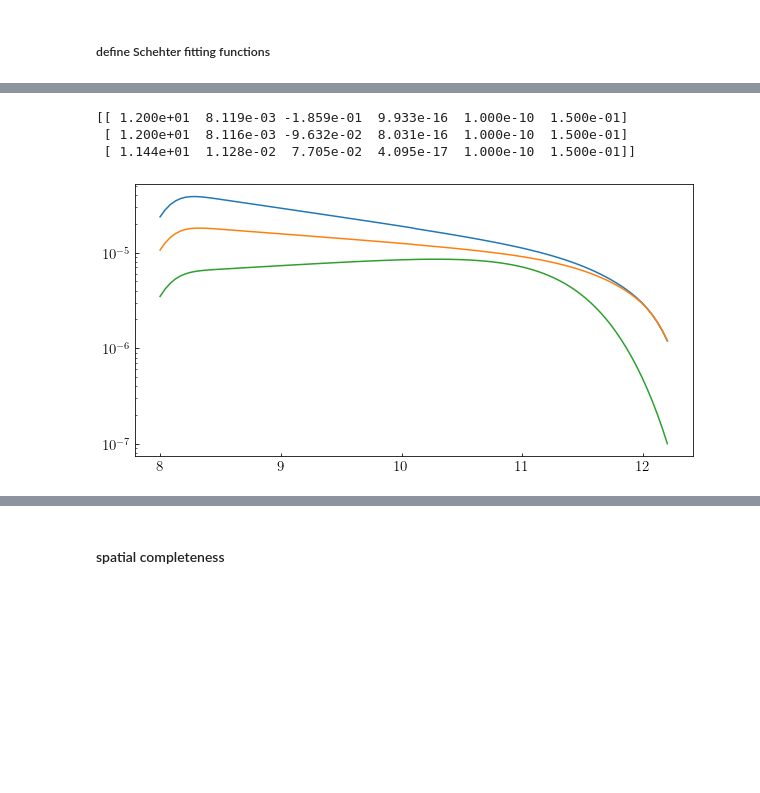
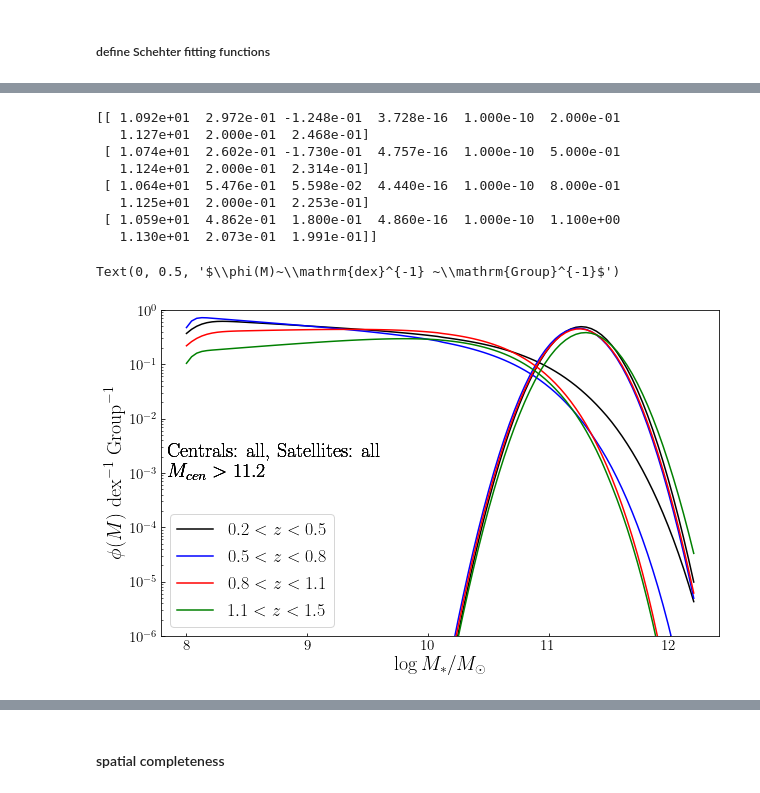
Before and after one commit to LejayChen/massive_gals, a Jupyter notebook: new_radial_distribution_2023.ipynb, the cells around one changed output, grey strips where cells are left out. Drawn from its saved outputs; the diff is of its cells as text; code cells hidden in the pictures; blank space fills up the shorter version.

```diff
--- a/new_radial_distribution_2023.ipynb
+++ b/new_radial_distribution_2023.ipynb
@@ -620,7 +773,7 @@ np.save('fit_param_err_sat_'+ssfq, np.array(fit_params_err))
 # %%
-# plot SMF
+# plot SMF on different central SF/Q (at M>11.0)
 
-fig, axs = plt.subplots(1, 1, figsize = (10, 5),sharex=True)
+fig, axs = plt.subplots(1, 1, figsize = (10, 7),sharex=True)
 q_colors = ['lightsalmon','red','brown','maroon']
 sf_colors = ['cornflowerblue','blue','darkblue','midnightblue']
 all_colors  = ['lightgray','darkgray','gray','black']
@@ -628,7 +781,7 @@ color_sets = [all_colors, sf_colors, q_colors]
 
 z_mins = [0.2,0.5,0.8,1.1]
 z_maxs = [0.5,0.8,1.1,1.5]
-
+z_idx = 0
 num_bins = 50 # number of bin edges
 m_bin_left_edges = np.linspace(masscut_low, masscut_high, num=num_bins+1)[:-1]
 ssfq='all'
@@ -637,18 +790,21 @@ print(masscut_low, masscut_high)
 
 fit_params = []
 fit_params_err = []
-for i,z in enumerate(z_mins):
-    n_centrals, smf_avg, smf_inf, smf_sup = combine_deep_smf('smf_pcat/test_smf_new_cat/', ssfq, count_type, str(z), masscut_low=str(masscut_low),bin_number=num_bins)
+for i,cen_sfq in enumerate(['csf','cq']):
+    z = z_mins[z_idx]
+    n_centrals, smf_avg, smf_inf, smf_sup = combine_deep_smf('smf_pcat/test_smf_cenmass_'+str(masscut_host)+'/', ssfq, count_type, str(z), masscut_low=str(masscut_low),masscut_host=str(masscut_host),bin_number=num_bins, csfq=cen_sfq)
+    axs.errorbar(m_bin_left_edges, smf_avg,yerr=[smf_avg-smf_inf,smf_sup-smf_avg],label='$\log(M_\mathrm{cen}/M_\odot)>'+str(masscut_host)+'$')
 
-    axs.errorbar(m_bin_left_edges, smf_avg,yerr=[smf_avg-smf_inf,smf_sup-smf_avg],label=str(z))
-    axs.set_ylabel(r'$\phi(M)\mathrm{dex}^{-1} ~\mathrm{Group}^{-1})$',fontsize=20)
     axs.set_yscale('log')
     axs.set_xlim([8,12.3])
-    axs.set_ylim([5e-4,5])
-    ax.grid(True)
+    axs.set_ylim([1e-3,20])
+    axs.grid(True)
 
 fig.subplots_adjust(wspace=0, hspace=0)
 axs.set_xlabel('$\log M_*/M_\odot$',fontsize=20)
+axs.set_ylabel(r'$\phi(M)~\mathrm{dex}^{-1} ~\mathrm{Group}^{-1}$',fontsize=20)
+axs.annotate('$'+str(z_mins[z_idx])+'<z<'+str(z_maxs[z_idx])+'$',xy=([0.03,0.9]),xycoords='axes fraction',fontsize=20,color='k')
+axs.legend(fontsize=16)
 
 np.save('fit_param_sat_'+ssfq, np.array(fit_params))
 np.save('fit_param_err_sat_'+ssfq, np.array(fit_params_err))
@@ -659,18 +815,35 @@ np.save('fit_param_err_sat_'+ssfq, np.array(fit_params_err))
 # %%
 # fitted sat SMFs
-
-fig, axs = plt.subplots(1, 1, figsize = (10, 5),sharex=True)
+z_mins = [0.2,0.5,0.8,1.1]
+z_maxs = [0.5,0.8,1.1,1.5]
+fig, axs = plt.subplots(1, 1, figsize = (10, 6),sharex=True)
 
 arr = np.load('fit_param_sat_all.npy')
 print(arr)
-for i in np.arange(3):
+colors = ['k','b','r','g']
+for i in np.arange(4):
     x_plot = np.linspace(8,12.2,100)
-    y_plot = con_double_schechter(x_plot, arr[i][0], arr[i][1]/1e3, arr[i][2],arr[i][3]/1e3, arr[i][4],arr[i][5])
+    y_plot1 = con_double_schec_varysigma(x_plot, arr[i][0], arr[i][1], arr[i][2],arr[i][3], arr[i][4],arr[i][5])
+    y_plot2 = gaussian(x_plot,arr[i][6],arr[i][7])
+    plt.plot(x_plot,y_plot1,label='$'+str(z_mins[i])+'<z<'+str(z_maxs[i])+'$',color = colors[i])
+    plt.plot(x_plot,arr[i][8]*y_plot2,color = colors[i])
 
-    plt.plot(x_plot,y_plot)
+    plt.annotate('Centrals: '+csfq+', Satellites: '+ssfq,xy=([0.01,0.55]),xycoords='axes fraction',fontsize=20,color='k')
+    plt.annotate('$M_{cen}>'+str(masscut_host)+'$',xy=([0.01,0.48]),xycoords='axes fraction',fontsize=20,color='k')
+
 plt.yscale('log')
+plt.legend(fontsize=18)
+plt.ylim([1e-6,1])
+axs.set_xlabel('$\log M_*/M_\odot$',fontsize=20)
+axs.set_ylabel(r'$\phi(M)~\mathrm{dex}^{-1} ~\mathrm{Group}^{-1}$',fontsize=20)
 # %% [output]
-[[ 1.200e+01  8.119e-03 -1.859e-01  9.933e-16  1.000e-10  1.500e-01]
- [ 1.200e+01  8.116e-03 -9.632e-02  8.031e-16  1.000e-10  1.500e-01]
- [ 1.144e+01  1.128e-02  7.705e-02  4.095e-17  1.000e-10  1.500e-01]]
+[[ 1.092e+01  2.972e-01 -1.248e-01  3.728e-16  1.000e-10  2.000e-01
+   1.127e+01  2.000e-01  2.468e-01]
+ [ 1.074e+01  2.602e-01 -1.730e-01  4.757e-16  1.000e-10  5.000e-01
+   1.124e+01  2.000e-01  2.314e-01]
+ [ 1.064e+01  5.476e-01  5.598e-02  4.440e-16  1.000e-10  8.000e-01
+   1.125e+01  2.000e-01  2.253e-01]
+ [ 1.059e+01  4.862e-01  1.800e-01  4.860e-16  1.000e-10  1.100e+00
+   1.130e+01  2.073e-01  1.991e-01]]
+Text(0, 0.5, '$\\phi(M)~\\mathrm{dex}^{-1} ~\\mathrm{Group}^{-1}$')
-[figure, old version]
+[figure, new version]
```
Also changed, not shown: parts of 14 cells of this notebook, 1 other file.
